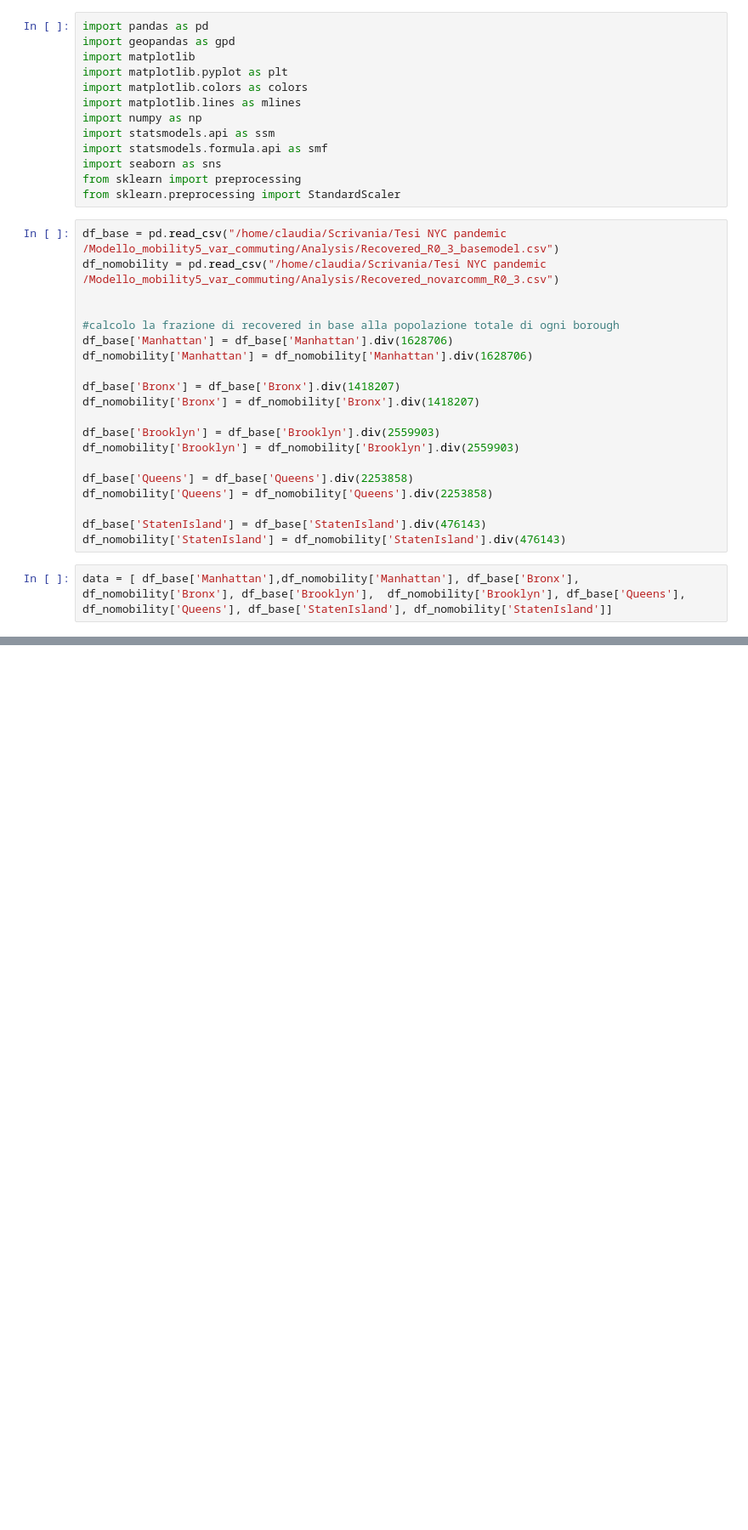
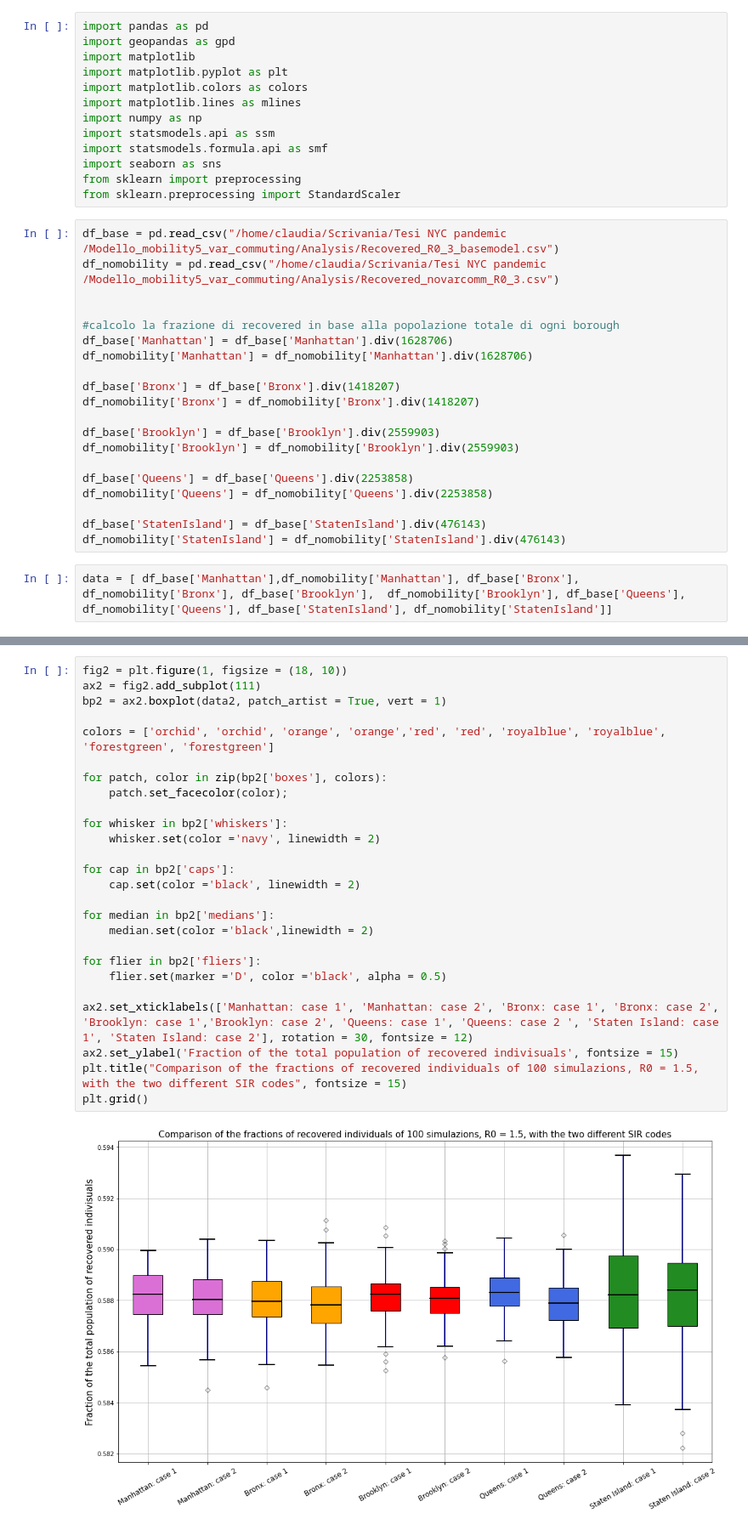
Before and after one commit to ClaudiaDeceglie/Thesis_NYC_covid19, a Jupyter notebook: Modello_mobility5_var_commuting/Analysis/Analysis of 5x5 network without commuting variations.ipynb, the cells around one changed output, grey strips where cells are left out. Shown: that part at 85% size. Saved outputs shown, nothing was run; the diff lists cells and outputs as text; blank space fills up the shorter version.

```diff
--- a/Modello_mobility5_var_commuting/Analysis/Analysis of 5x5 network without commuting variations.ipynb
+++ b/Modello_mobility5_var_commuting/Analysis/Analysis of 5x5 network without commuting variations.ipynb
@@ -67,0 +92,28 @@ plt.grid()
+# %%
+fig2 = plt.figure(1, figsize = (18, 10))
+ax2 = fig2.add_subplot(111)
+bp2 = ax2.boxplot(data2, patch_artist = True, vert = 1)
+
+colors = ['orchid', 'orchid', 'orange', 'orange','red', 'red', 'royalblue', 'royalblue', 'forestgreen', 'forestgreen']
+
+for patch, color in zip(bp2['boxes'], colors):
+    patch.set_facecolor(color);
+
+for whisker in bp2['whiskers']:
+    whisker.set(color ='navy', linewidth = 2)
+
+for cap in bp2['caps']:
+    cap.set(color ='black', linewidth = 2)
+
+for median in bp2['medians']:
+    median.set(color ='black',linewidth = 2)
+
+for flier in bp2['fliers']:
+    flier.set(marker ='D', color ='black', alpha = 0.5)
+
+ax2.set_xticklabels(['Manhattan: case 1', 'Manhattan: case 2', 'Bronx: case 1', 'Bronx: case 2', 'Brooklyn: case 1','Brooklyn: case 2', 'Queens: case 1', 'Queens: case 2 ', 'Staten Island: case 1', 'Staten Island: case 2'], rotation = 30, fontsize = 12)
+ax2.set_ylabel('Fraction of the total population of recovered indivisuals', fontsize = 15)
+plt.title("Comparison of the fractions of recovered individuals of 100 simulazions, R0 = 1.5, with the two different SIR codes", fontsize = 15)
+plt.grid()
+# %% [output]
+[figure, added]
```
Also changed, not shown: parts of 3 cells of this notebook.
